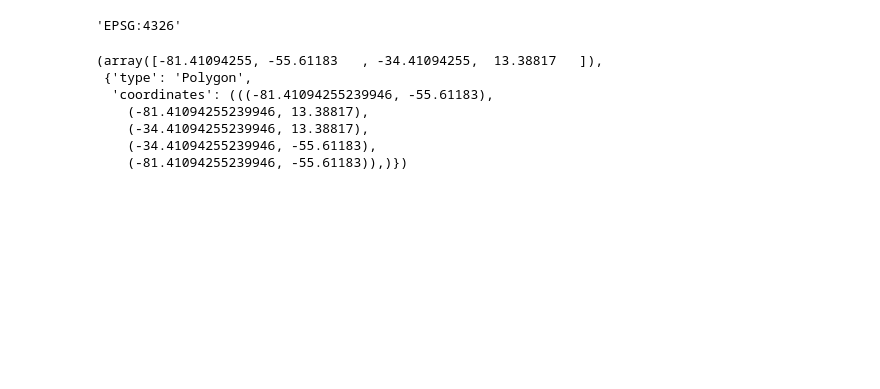
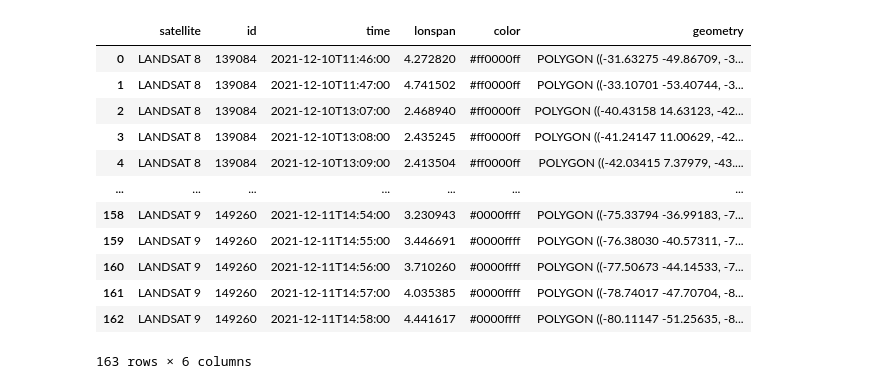
Before and after one commit to lalligagger/leo-coverage, a Jupyter notebook: stac-demo.ipynb, the cells around one changed output. Drawn from its saved outputs; the diff is of its cells as text; code cells hidden in the pictures; blank space fills up the shorter version.

Commit message:
switched to fov catalog by utc time

```diff
--- a/stac-demo.ipynb
+++ b/stac-demo.ipynb
@@ -36,14 +51,22 @@ def get_bbox_and_footprint(grid):
-# %%
-grid.crs.to_string()
-# %% [output]
-'EPSG:4326'
-# %%
-get_bbox_and_footprint(grid)
-# %% [output]
-(array([-81.41094255, -55.61183   , -34.41094255,  13.38817   ]),
- {'type': 'Polygon',
-  'coordinates': (((-81.41094255239946, -55.61183),
-    (-81.41094255239946, 13.38817),
-    (-34.41094255239946, 13.38817),
-    (-34.41094255239946, -55.61183),
-    (-81.41094255239946, -55.61183)),)})
+# %%
+folder = Path('./tmp/')
+file_list = list(folder.rglob('*fovs.geojson'))
+
+for f in file_list:
+    fovs = gpd.read_file(f)
+# %%
+fovs
+# %% [output]
+|  | satellite | id | time | lonspan | color | geometry |
+| 0 | LANDSAT 8 | 139084 | 2021-12-10T11:46:00 | 4.272820 | #ff0000ff | POLYGON ((-31.63275 -49.86709, -3... |
+| 1 | LANDSAT 8 | 139084 | 2021-12-10T11:47:00 | 4.741502 | #ff0000ff | POLYGON ((-33.10701 -53.40744, -3... |
+| 2 | LANDSAT 8 | 139084 | 2021-12-10T13:07:00 | 2.468940 | #ff0000ff | POLYGON ((-40.43158 14.63123, -42... |
+| 3 | LANDSAT 8 | 139084 | 2021-12-10T13:08:00 | 2.435245 | #ff0000ff | POLYGON ((-41.24147 11.00629, -42... |
+| 4 | LANDSAT 8 | 139084 | 2021-12-10T13:09:00 | 2.413504 | #ff0000ff | POLYGON ((-42.03415 7.37979, -43.... |
+| ... | ... | ... | ... | ... | ... | ... |
+| 158 | LANDSAT 9 | 149260 | 2021-12-11T14:54:00 | 3.230943 | #0000ffff | POLYGON ((-75.33794 -36.99183, -7... |
+| 159 | LANDSAT 9 | 149260 | 2021-12-11T14:55:00 | 3.446691 | #0000ffff | POLYGON ((-76.38030 -40.57311, -7... |
+| 160 | LANDSAT 9 | 149260 | 2021-12-11T14:56:00 | 3.710260 | #0000ffff | POLYGON ((-77.50673 -44.14533, -7... |
+| 161 | LANDSAT 9 | 149260 | 2021-12-11T14:57:00 | 4.035385 | #0000ffff | POLYGON ((-78.74017 -47.70704, -8... |
+| 162 | LANDSAT 9 | 149260 | 2021-12-11T14:58:00 | 4.441617 | #0000ffff | POLYGON ((-80.11147 -51.25635, -8... |
+163 rows × 6 columns
```
Also changed, not shown: parts of 15 cells of this notebook, 5 other files.
